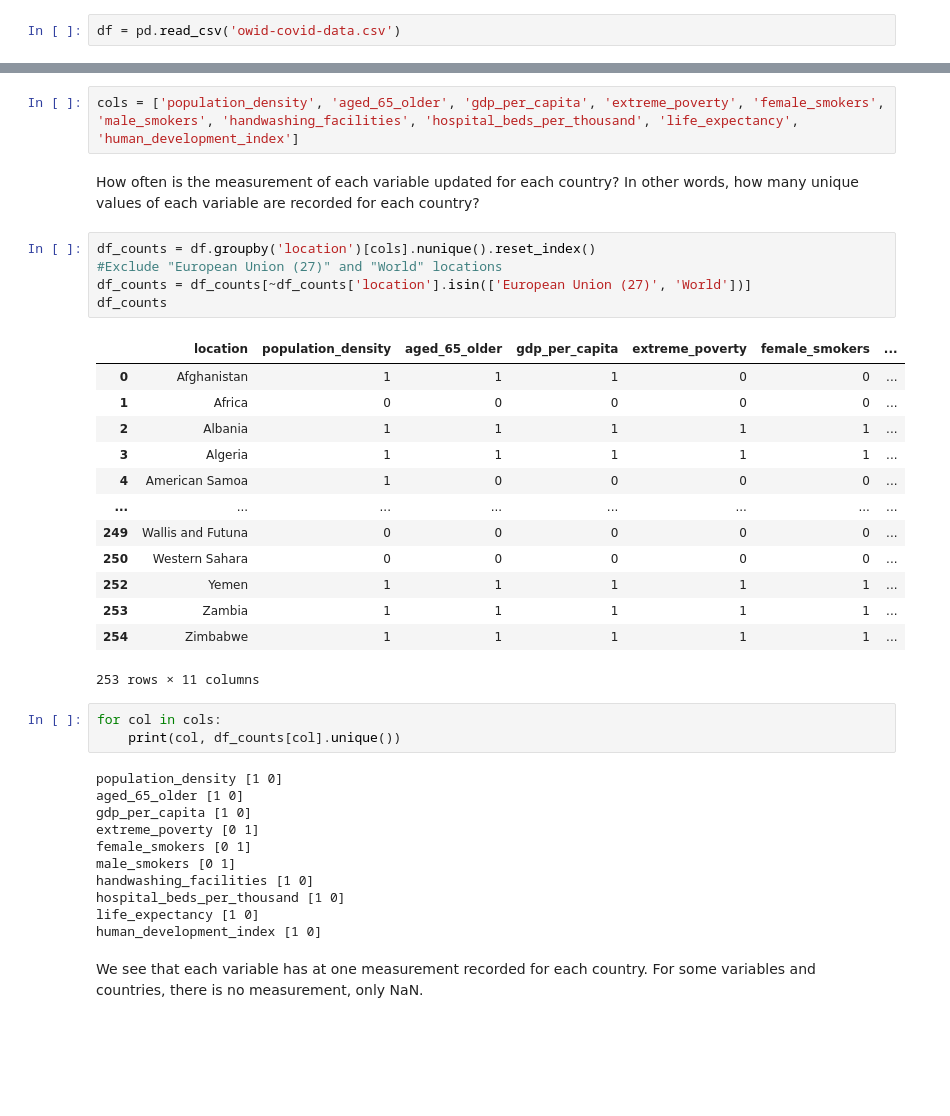
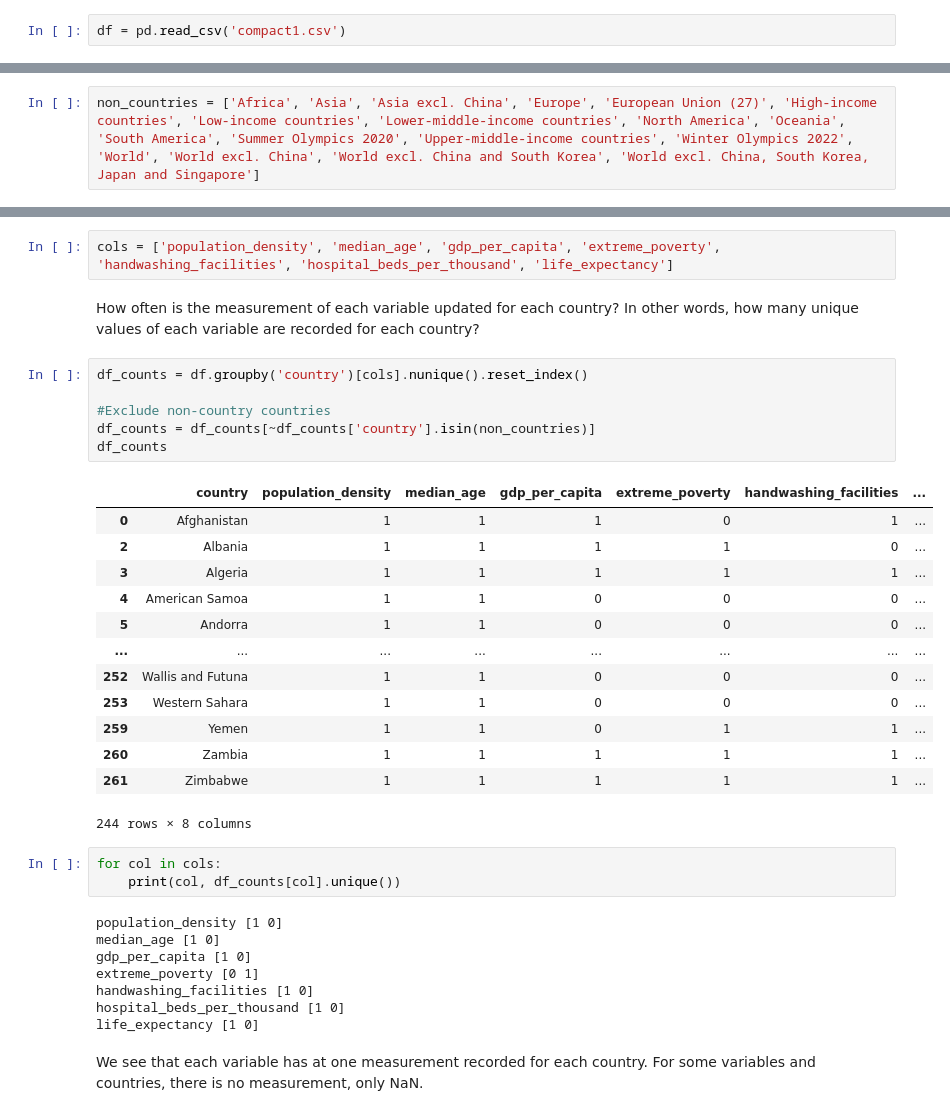
Before and after one commit to xiaoran0606/305-project, a Jupyter notebook: EDA/covid_socioeconomic.ipynb, the cells around one changed output, grey strips where cells are left out. Saved outputs shown, nothing was run; the diff lists cells and outputs as text; blank space fills up the shorter version.

```diff
--- a/EDA/covid_socioeconomic.ipynb
+++ b/EDA/covid_socioeconomic.ipynb
@@ -8,4 +9,4 @@ import seaborn as sns
 # %%
-df = pd.read_csv('owid-covid-data.csv')
+df = pd.read_csv('compact1.csv')
 # %% [markdown]
 Which countries are represented?
@@ -34 +55,3 @@ We see that there are two locations labeled "European Union (27)" and "World." T
+# %%
+non_countries = ['Africa', 'Asia', 'Asia excl. China', 'Europe', 'European Union (27)', 'High-income countries', 'Low-income countries', 'Lower-middle-income countries', 'North America', 'Oceania', 'South America', 'Summer Olympics 2020', 'Upper-middle-income countries', 'Winter Olympics 2022', 'World', 'World excl. China', 'World excl. China and South Korea', 'World excl. China, South Korea, Japan and Singapore']
 # %% [markdown]
@@ -36,40 +59,38 @@ Some socioeconomic variables that seem of interest:
 # %%
-cols = ['population_density', 'aged_65_older', 'gdp_per_capita', 'extreme_poverty', 'female_smokers', 'male_smokers', 'handwashing_facilities', 'hospital_beds_per_thousand', 'life_expectancy', 'human_development_index']
+cols = ['population_density', 'median_age', 'gdp_per_capita', 'extreme_poverty', 'handwashing_facilities', 'hospital_beds_per_thousand', 'life_expectancy']
 # %% [markdown]
 How often is the measurement of each variable updated for each country? In other words, how many unique values of each variable are recorded for each country?
 # %%
-df_counts = df.groupby('location')[cols].nunique().reset_index()
-#Exclude "European Union (27)" and "World" locations
-df_counts = df_counts[~df_counts['location'].isin(['European Union (27)', 'World'])]
+df_counts = df.groupby('country')[cols].nunique().reset_index()
+
+#Exclude non-country countries
+df_counts = df_counts[~df_counts['country'].isin(non_countries)]
 df_counts
 # %% [output]
-|  | location | population_density | aged_65_older | gdp_per_capita | extreme_poverty | female_smokers | ... |
-| 0 | Afghanistan | 1 | 1 | 1 | 0 | 0 | ... |
-| 1 | Africa | 0 | 0 | 0 | 0 | 0 | ... |
-| 2 | Albania | 1 | 1 | 1 | 1 | 1 | ... |
+|  | country | population_density | median_age | gdp_per_capita | extreme_poverty | handwashing_facilities | ... |
+| 0 | Afghanistan | 1 | 1 | 1 | 0 | 1 | ... |
+| 2 | Albania | 1 | 1 | 1 | 1 | 0 | ... |
 | 3 | Algeria | 1 | 1 | 1 | 1 | 1 | ... |
-| 4 | American Samoa | 1 | 0 | 0 | 0 | 0 | ... |
+| 4 | American Samoa | 1 | 1 | 0 | 0 | 0 | ... |
+| 5 | Andorra | 1 | 1 | 0 | 0 | 0 | ... |
 | ... | ... | ... | ... | ... | ... | ... | ... |
-| 249 | Wallis and Futuna | 0 | 0 | 0 | 0 | 0 | ... |
-| 250 | Western Sahara | 0 | 0 | 0 | 0 | 0 | ... |
-| 252 | Yemen | 1 | 1 | 1 | 1 | 1 | ... |
-| 253 | Zambia | 1 | 1 | 1 | 1 | 1 | ... |
-| 254 | Zimbabwe | 1 | 1 | 1 | 1 | 1 | ... |
+| 252 | Wallis and Futuna | 1 | 1 | 0 | 0 | 0 | ... |
+| 253 | Western Sahara | 1 | 1 | 0 | 0 | 0 | ... |
+| 259 | Yemen | 1 | 1 | 0 | 1 | 1 | ... |
+| 260 | Zambia | 1 | 1 | 1 | 1 | 1 | ... |
+| 261 | Zimbabwe | 1 | 1 | 1 | 1 | 1 | ... |
-253 rows × 11 columns
+244 rows × 8 columns
 # %%
 for col in cols:
     print(col, df_counts[col].unique())
 # %% [output]
 population_density [1 0]
-aged_65_older [1 0]
+median_age [1 0]
 gdp_per_capita [1 0]
 extreme_poverty [0 1]
-female_smokers [0 1]
-male_smokers [0 1]
 handwashing_facilities [1 0]
 hospital_beds_per_thousand [1 0]
 life_expectancy [1 0]
-human_development_index [1 0]
 # %% [markdown]
 We see that each variable has at one measurement recorded for each country. For some variables and countries, there is no measurement, only NaN.
 # %% [markdown]
```
Also changed, not shown: parts of 29 cells of this notebook.
